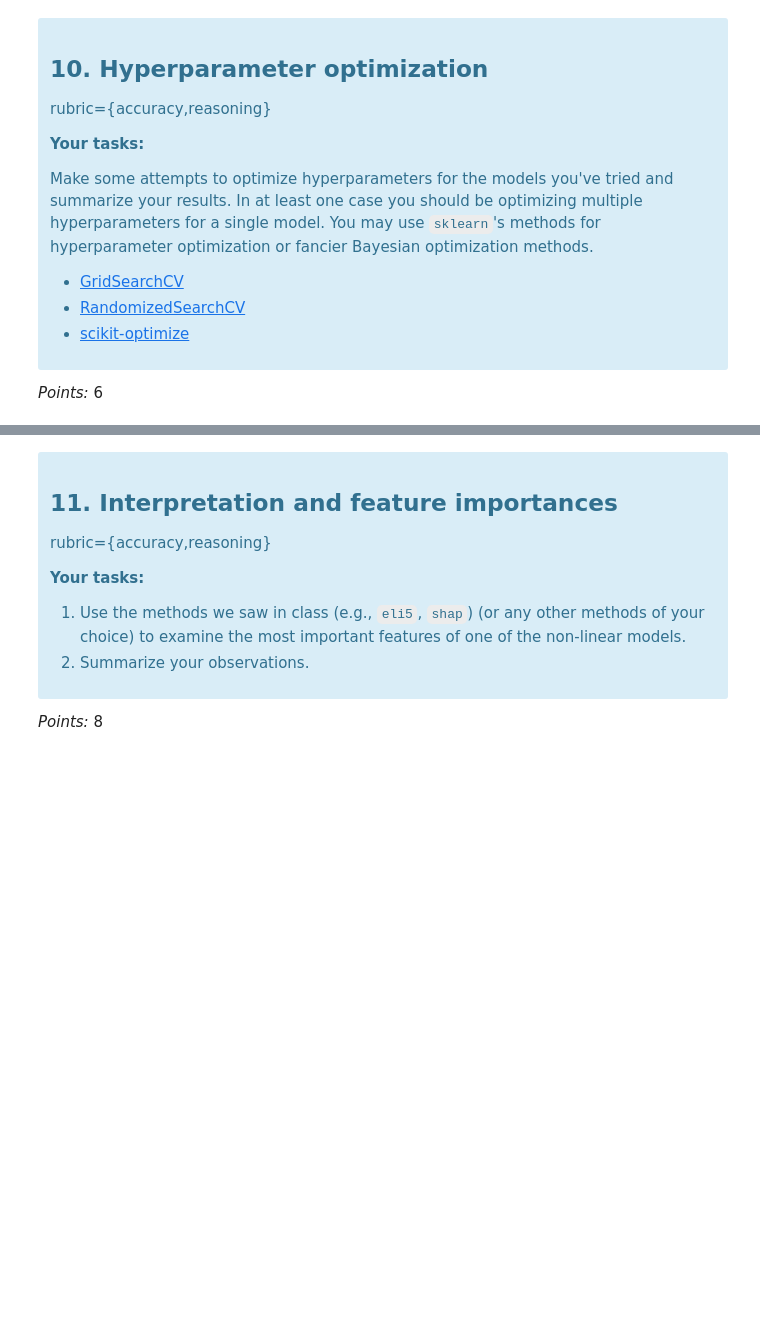
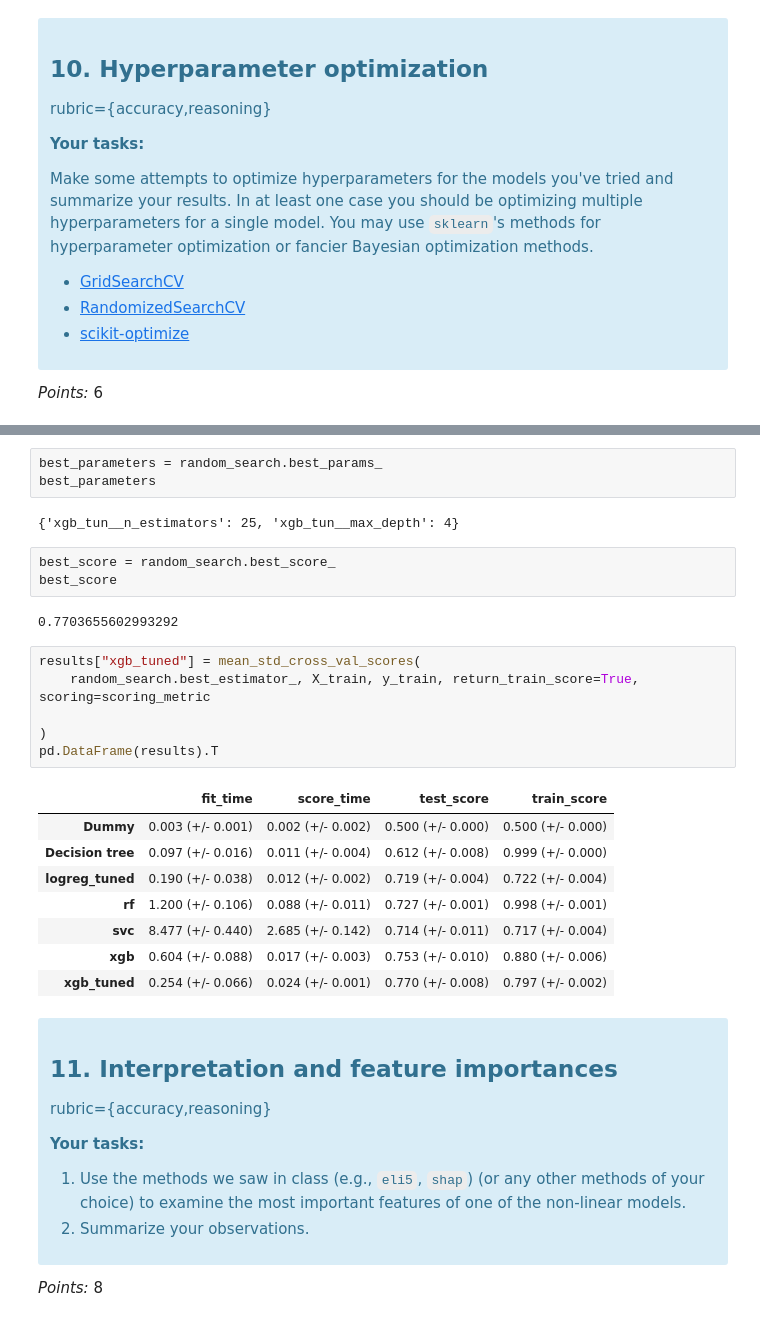
Before and after one commit to UBC-MDS/DSCI_573_lab4_PENG_GAOXIANG, a Jupyter notebook: lab4.ipynb, the cells around one changed output, grey strips where cells are left out. Saved outputs shown, nothing was run; the diff lists cells and outputs as text; blank space fills up the shorter version.

```diff
--- a/lab4.ipynb
+++ b/lab4.ipynb
@@ -618,3 +661,28 @@ _Type your answer here, replacing this text._
+# %%
+best_parameters = random_search.best_params_
+best_parameters
+# %% [output]
+{'xgb_tun__n_estimators': 25, 'xgb_tun__max_depth': 4}
+# %%
+best_score = random_search.best_score_
+best_score
+# %% [output]
+0.7703655602993292
+# %%
+results["xgb_tuned"] = mean_std_cross_val_scores(
+    random_search.best_estimator_, X_train, y_train, return_train_score=True, scoring=scoring_metric
+
+)
+pd.DataFrame(results).T
+# %% [output]
+|  | fit_time | score_time | test_score | train_score |
+| Dummy | 0.003 (+/- 0.001) | 0.002 (+/- 0.002) | 0.500 (+/- 0.000) | 0.500 (+/- 0.000) |
+| Decision tree | 0.097 (+/- 0.016) | 0.011 (+/- 0.004) | 0.612 (+/- 0.008) | 0.999 (+/- 0.000) |
+| logreg_tuned | 0.190 (+/- 0.038) | 0.012 (+/- 0.002) | 0.719 (+/- 0.004) | 0.722 (+/- 0.004) |
+| rf | 1.200 (+/- 0.106) | 0.088 (+/- 0.011) | 0.727 (+/- 0.001) | 0.998 (+/- 0.001) |
+| svc | 8.477 (+/- 0.440) | 2.685 (+/- 0.142) | 0.714 (+/- 0.011) | 0.717 (+/- 0.004) |
+| xgb | 0.604 (+/- 0.088) | 0.017 (+/- 0.003) | 0.753 (+/- 0.010) | 0.880 (+/- 0.006) |
+| xgb_tuned | 0.254 (+/- 0.066) | 0.024 (+/- 0.001) | 0.770 (+/- 0.008) | 0.797 (+/- 0.002) |
 # %% [markdown]
 <!-- END QUESTION -->
 
```
Also changed, not shown: parts of 23 cells of this notebook.
